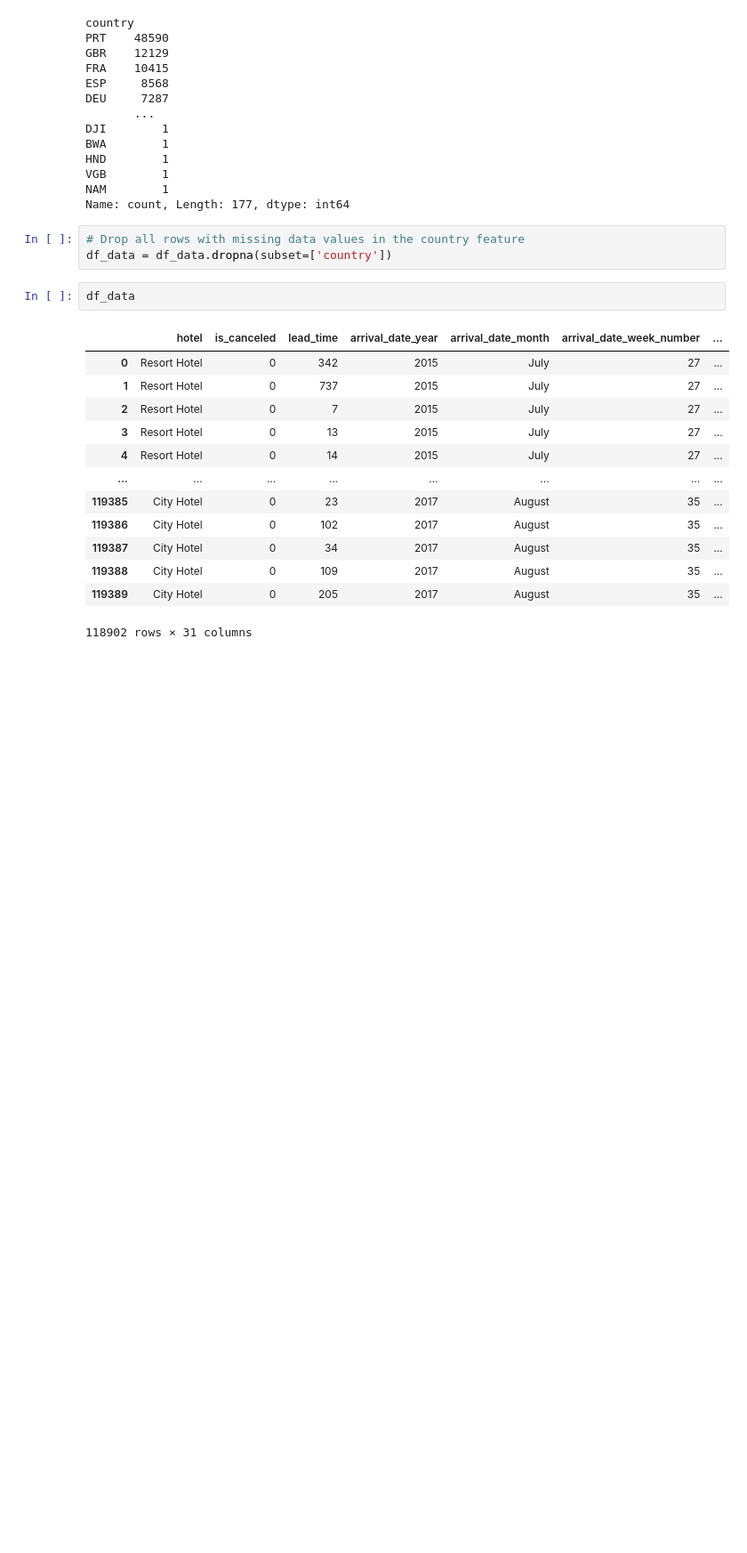
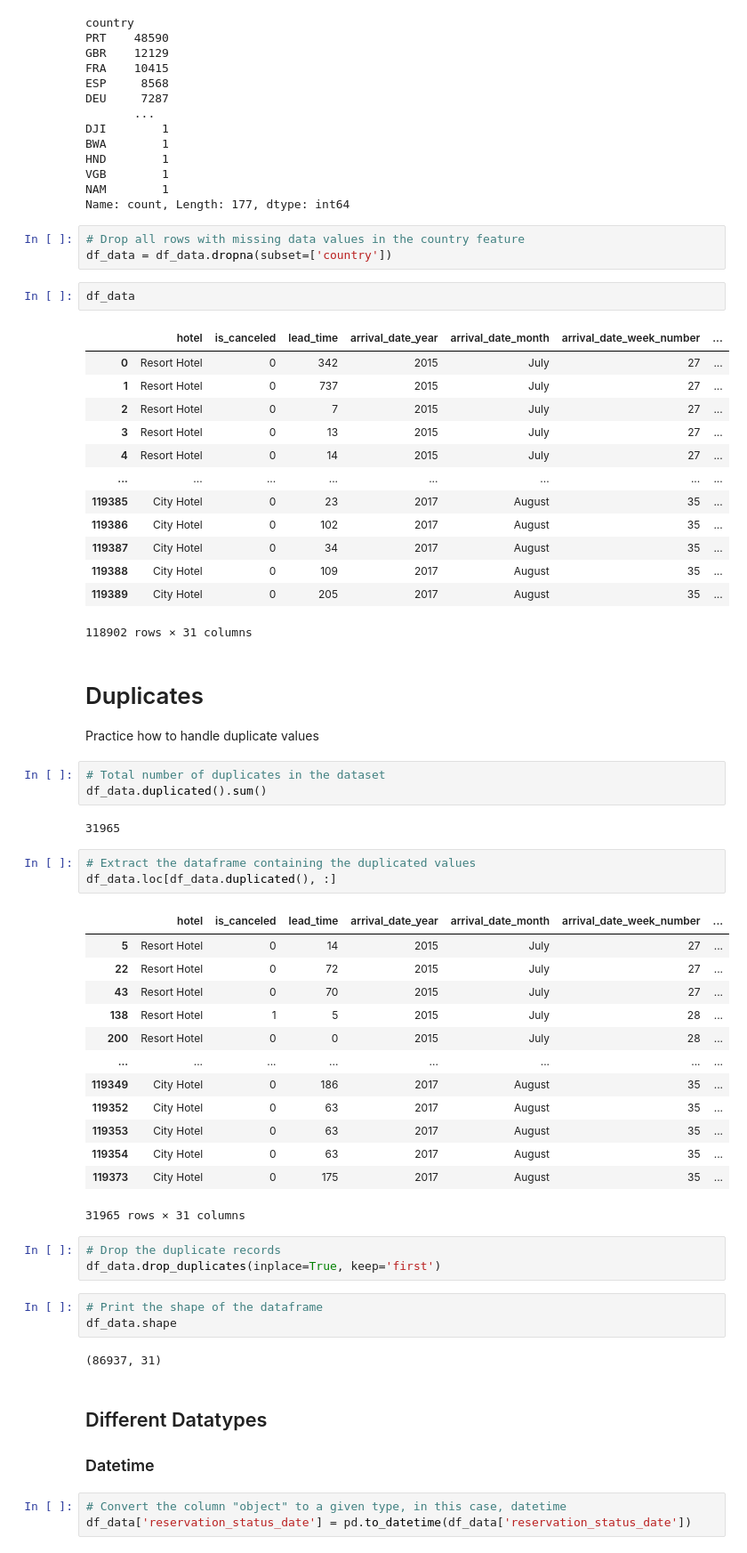
Before and after one commit to CS4580/my-notes-CarstenScholle, a Jupyter notebook: module3/my_notes.ipynb, the cells around one changed output. Shown: that part at 89% size. Saved outputs shown, nothing was run; the diff lists cells and outputs as text; blank space fills up the shorter version.

Commit message:
Added some data filtering

```diff
--- a/module3/my_notes.ipynb
+++ b/module3/my_notes.ipynb
@@ -189,3 +189,43 @@ df_data
 | 119388 | City Hotel | 0 | 109 | 2017 | August | 35 | ... |
 | 119389 | City Hotel | 0 | 205 | 2017 | August | 35 | ... |
 118902 rows × 31 columns
+# %% [markdown]
+# Duplicates
+Practice how to handle duplicate values
+# %%
+# Total number of duplicates in the dataset
+df_data.duplicated().sum()
+# %% [output]
+31965
+# %%
+# Extract the dataframe containing the duplicated values
+df_data.loc[df_data.duplicated(), :]
+# %% [output]
+|  | hotel | is_canceled | lead_time | arrival_date_year | arrival_date_month | arrival_date_week_number | ... |
+| 5 | Resort Hotel | 0 | 14 | 2015 | July | 27 | ... |
+| 22 | Resort Hotel | 0 | 72 | 2015 | July | 27 | ... |
+| 43 | Resort Hotel | 0 | 70 | 2015 | July | 27 | ... |
+| 138 | Resort Hotel | 1 | 5 | 2015 | July | 28 | ... |
+| 200 | Resort Hotel | 0 | 0 | 2015 | July | 28 | ... |
+| ... | ... | ... | ... | ... | ... | ... | ... |
+| 119349 | City Hotel | 0 | 186 | 2017 | August | 35 | ... |
+| 119352 | City Hotel | 0 | 63 | 2017 | August | 35 | ... |
+| 119353 | City Hotel | 0 | 63 | 2017 | August | 35 | ... |
+| 119354 | City Hotel | 0 | 63 | 2017 | August | 35 | ... |
+| 119373 | City Hotel | 0 | 175 | 2017 | August | 35 | ... |
+31965 rows × 31 columns
+# %%
+# Drop the duplicate records
+df_data.drop_duplicates(inplace=True, keep='first')
+# %%
+# Print the shape of the dataframe
+df_data.shape
+# %% [output]
+(86937, 31)
+# %% [markdown]
+## Different Datatypes
+
+### Datetime
+# %%
+# Convert the column "object" to a given type, in this case, datetime
+df_data['reservation_status_date'] = pd.to_datetime(df_data['reservation_status_date'])
```
Also changed, not shown: parts of 7 cells of this notebook, 1 other file.
